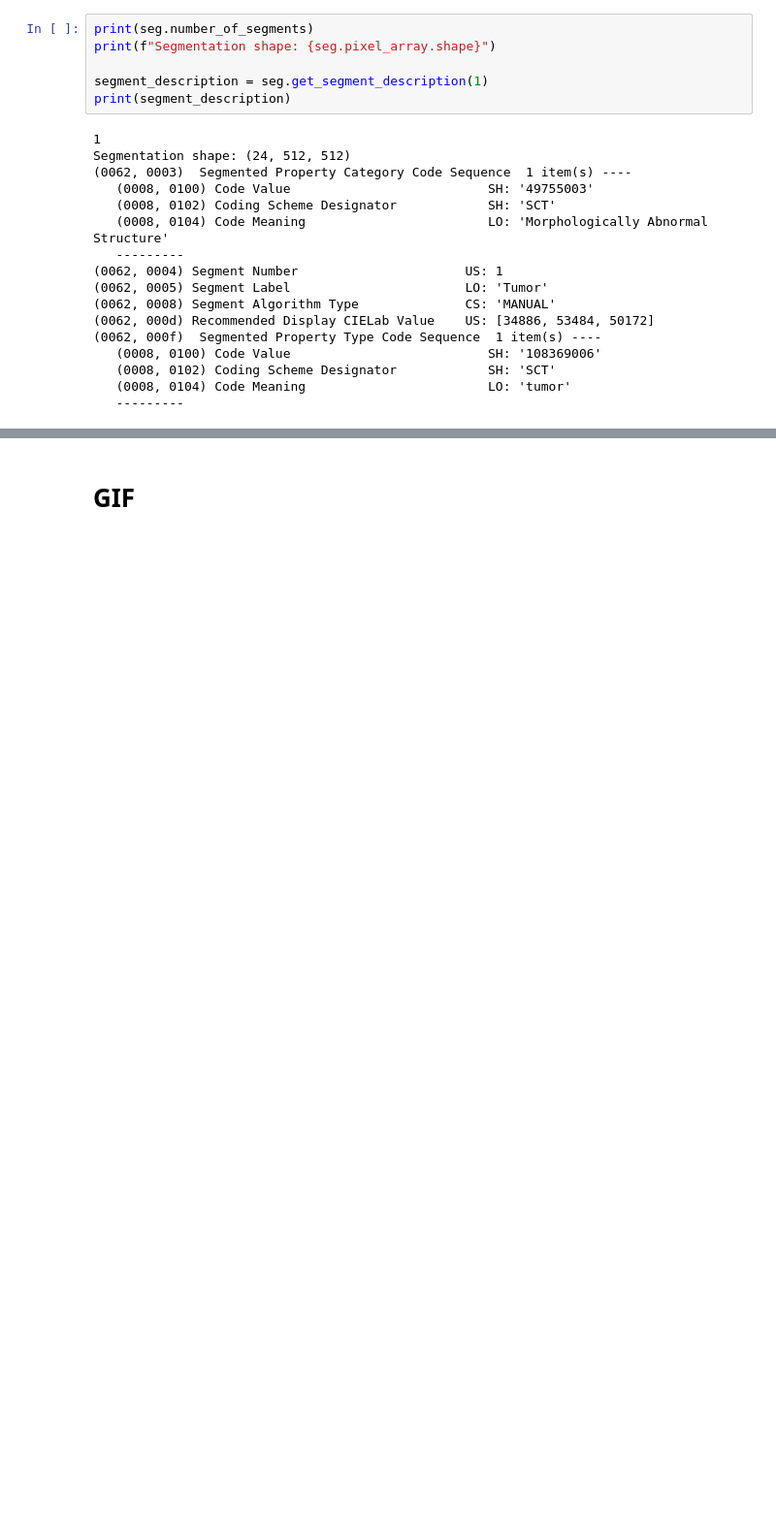
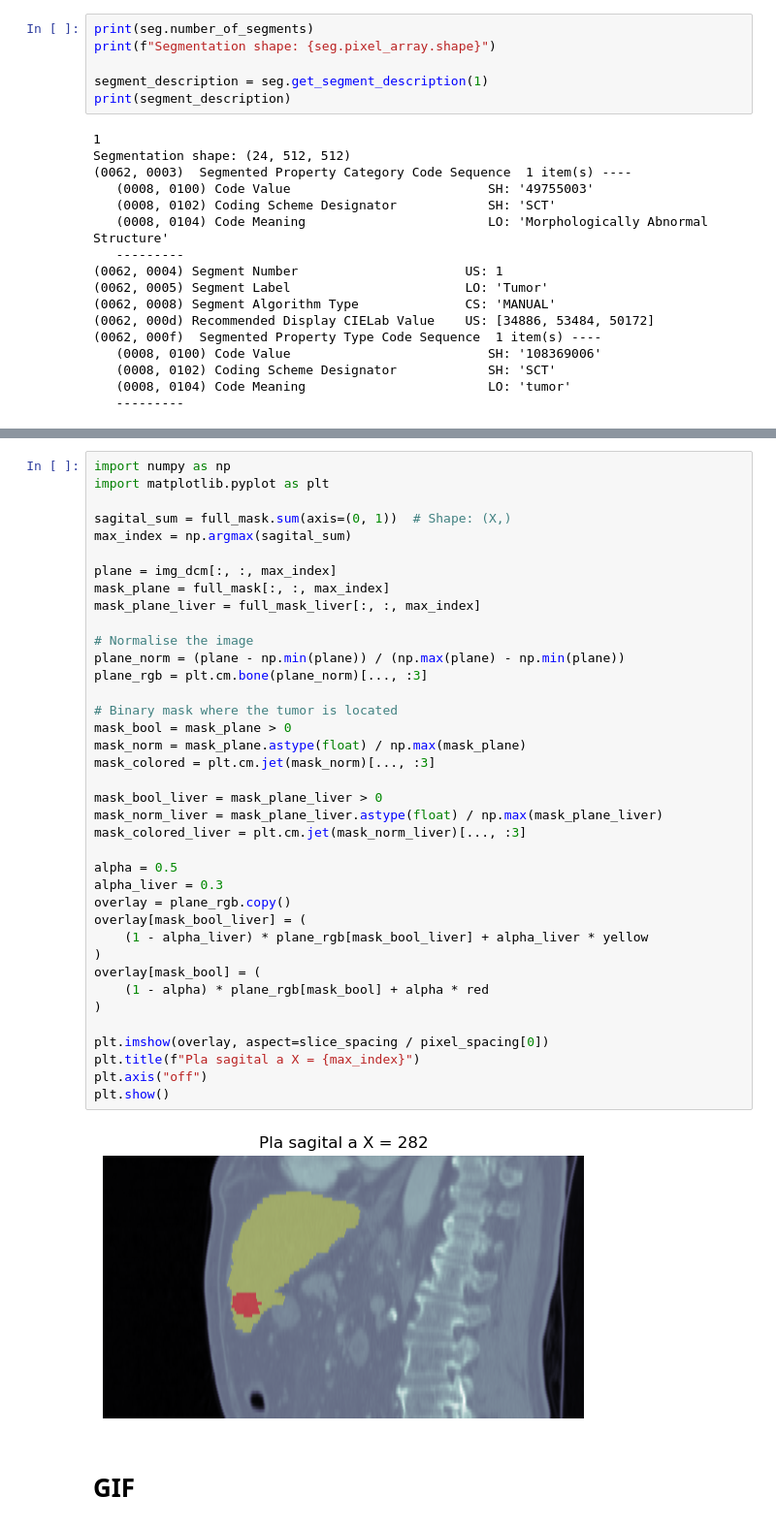
Before and after one commit to OliverJosep/11763-Medical-Image-Processing-Final-Project, a Jupyter notebook: notebook/objective1.ipynb, the cells around one changed output, grey strips where cells are left out. Shown at 97% size. Cells and saved outputs as stored; diff of their text form; blank space fills up the shorter version.

```diff
--- a/notebook/objective1.ipynb
+++ b/notebook/objective1.ipynb
@@ -279,3 +331,43 @@ plt.show()
+# %%
+import numpy as np
+import matplotlib.pyplot as plt
+
+sagital_sum = full_mask.sum(axis=(0, 1))  # Shape: (X,)
+max_index = np.argmax(sagital_sum)
+
+plane = img_dcm[:, :, max_index]
+mask_plane = full_mask[:, :, max_index]
+mask_plane_liver = full_mask_liver[:, :, max_index]
+
+# Normalise the image
+plane_norm = (plane - np.min(plane)) / (np.max(plane) - np.min(plane))
+plane_rgb = plt.cm.bone(plane_norm)[..., :3]
+
+# Binary mask where the tumor is located
+mask_bool = mask_plane > 0
+mask_norm = mask_plane.astype(float) / np.max(mask_plane)
+mask_colored = plt.cm.jet(mask_norm)[..., :3]
+
+mask_bool_liver = mask_plane_liver > 0
+mask_norm_liver = mask_plane_liver.astype(float) / np.max(mask_plane_liver)
+mask_colored_liver = plt.cm.jet(mask_norm_liver)[..., :3]
+
+alpha = 0.5
+alpha_liver = 0.3
+overlay = plane_rgb.copy()
+overlay[mask_bool_liver] = (
+    (1 - alpha_liver) * plane_rgb[mask_bool_liver] + alpha_liver * yellow
+)
+overlay[mask_bool] = (
+    (1 - alpha) * plane_rgb[mask_bool] + alpha * red
+)
+
+plt.imshow(overlay, aspect=slice_spacing / pixel_spacing[0])
+plt.title(f"Pla sagital a X = {max_index}")
+plt.axis("off")
+plt.show()
+# %% [output]
+[figure, added]
 # %% [markdown]
 # GIF
 # %%
```
Also changed, not shown: parts of 11 cells of this notebook, 17 other files.
